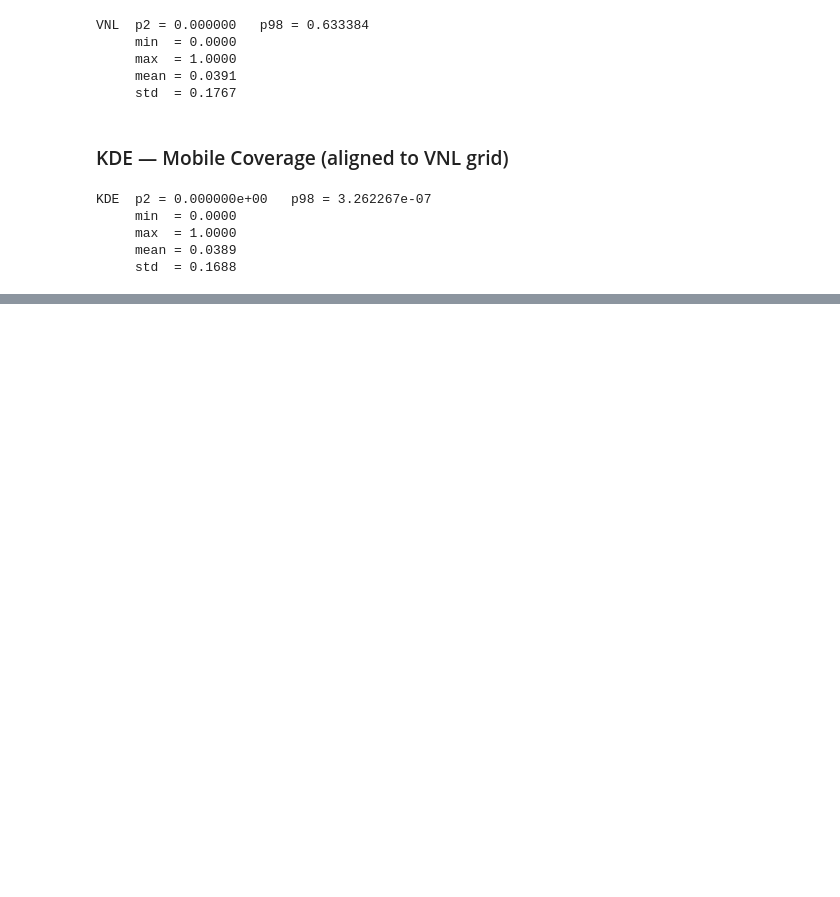
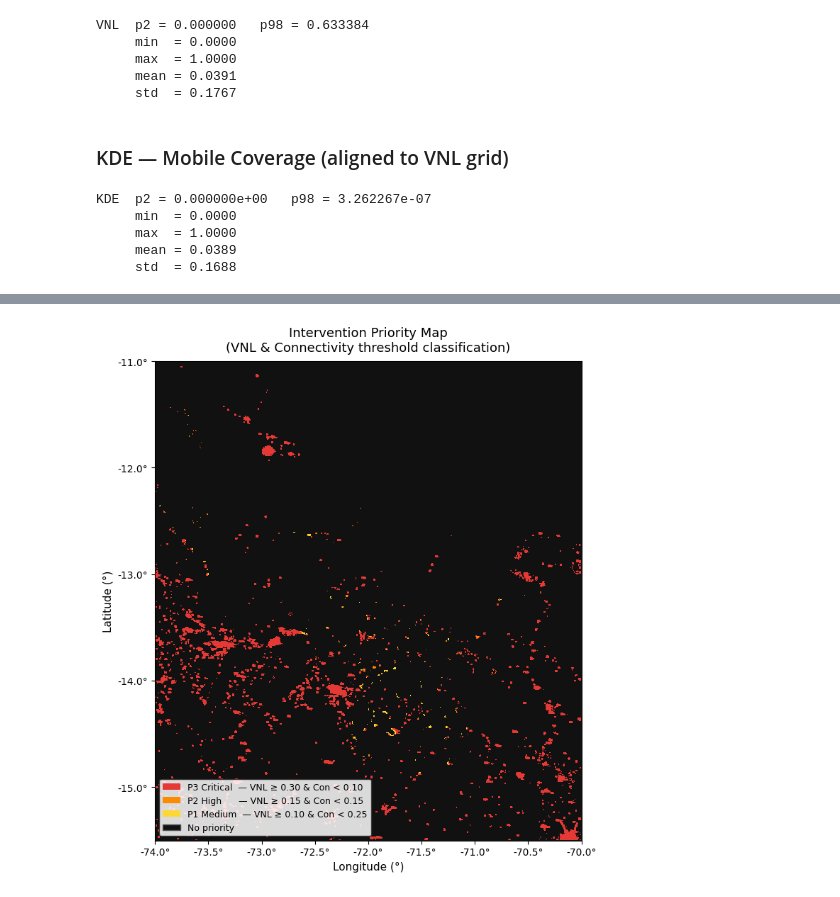
Before and after one commit to Erics-20/raster-digital-divide, a Jupyter notebook: digital_divide_cusco.ipynb, the cells around one changed output, grey strips where cells are left out. Drawn from its saved outputs; the diff is of its cells as text; code cells hidden in the pictures; blank space fills up the shorter version.

```diff
--- a/digital_divide_cusco.ipynb
+++ b/digital_divide_cusco.ipynb
@@ -448,0 +734,39 @@ KDE  p2 = 0.000000e+00   p98 = 3.262267e-07
+# %%
+# Discrete colormap: background | P1 yellow | P2 orange | P3 red
+cmap_priority = ListedColormap(['#111111', '#FDD835', '#FB8C00', '#E53935'])
+bounds_p = [-0.5, 0.5, 1.5, 2.5, 3.5]
+norm_priority = BoundaryNorm(bounds_p, cmap_priority.N)
+
+fig, ax = plt.subplots(figsize=(9, 8))
+
+im = ax.imshow(
+    priority,
+    cmap=cmap_priority,
+    norm=norm_priority,
+    extent=extent_geo,
+    origin="upper",
+    interpolation="none",
+)
+
+ax.set_title(
+    "Intervention Priority Map\n(VNL & Connectivity threshold classification)",
+    fontsize=13, pad=10
+)
+ax.set_xlabel("Longitude (°)", fontsize=11)
+ax.set_ylabel("Latitude (°)", fontsize=11)
+ax.xaxis.set_major_formatter(mticker.FormatStrFormatter("%.1f°"))
+ax.yaxis.set_major_formatter(mticker.FormatStrFormatter("%.1f°"))
+
+legend_handles = [
+    mpatches.Patch(facecolor="#E53935", label="P3 Critical  — VNL ≥ 0.30 & Con < 0.10"),
+    mpatches.Patch(facecolor="#FB8C00", label="P2 High      — VNL ≥ 0.15 & Con < 0.15"),
+    mpatches.Patch(facecolor="#FDD835", label="P1 Medium  — VNL ≥ 0.10 & Con < 0.25"),
+    mpatches.Patch(facecolor="#111111", edgecolor="#555555", label="No priority"),
+]
+ax.legend(handles=legend_handles, loc="lower left", fontsize=9,
+          framealpha=0.85, edgecolor="#333333")
+
+plt.tight_layout()
+plt.show()
+# %% [output]
+[figure, added]
```
Also changed, not shown: parts of 13 cells of this notebook.
